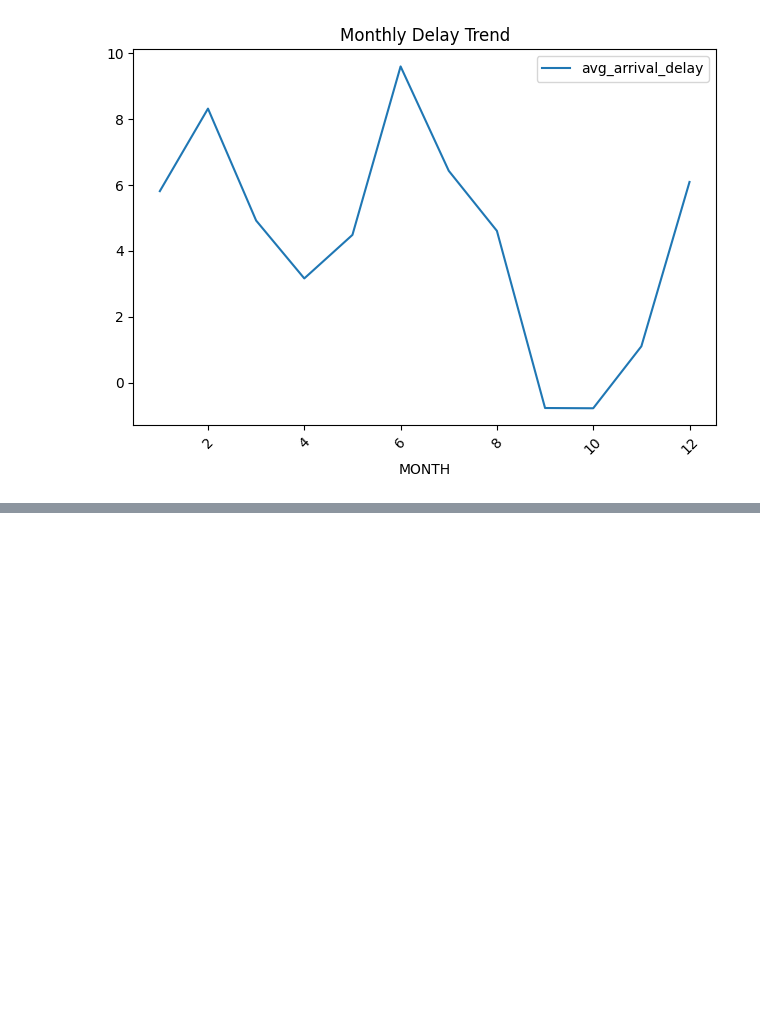
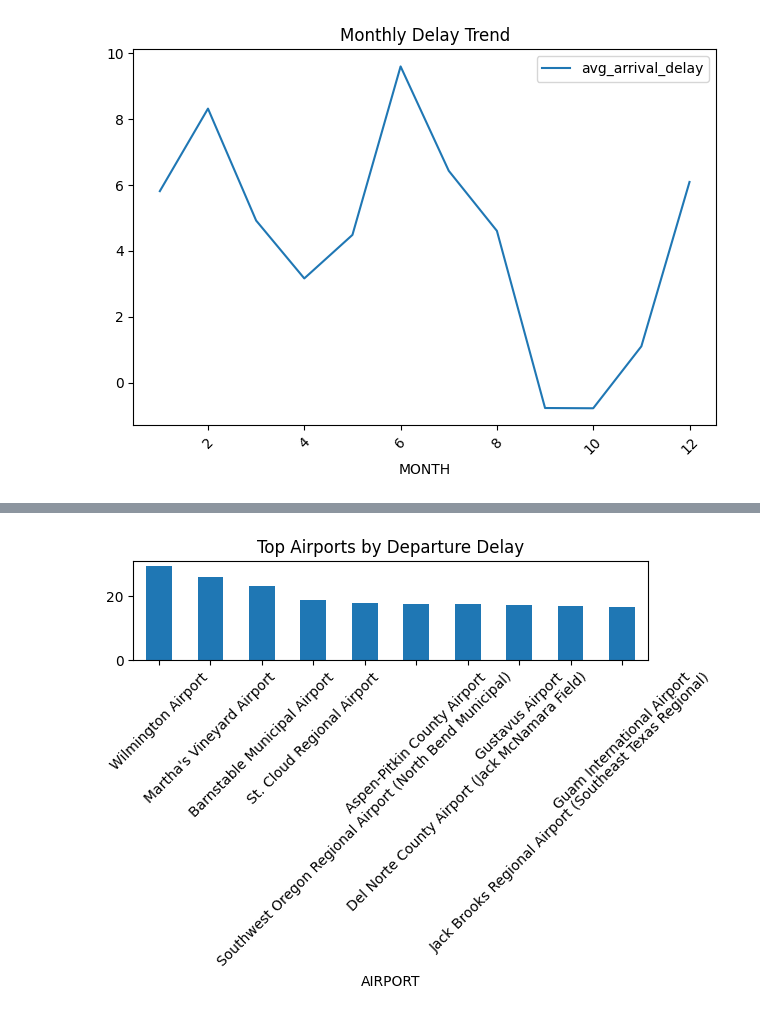
Before and after one commit to ArdissoneG/airline_analysis, a Jupyter notebook: notebooks/airline_analysis.ipynb, the cells around one changed output, grey strips where cells are left out. Cells and saved outputs as stored; diff of their text form; code cells hidden in the pictures; blank space fills up the shorter version.

```diff
--- a/notebooks/airline_analysis.ipynb
+++ b/notebooks/airline_analysis.ipynb
@@ -52,0 +57,4 @@ plot_monthly_delay(results["monthly_delay_trend"])
+# %%
+plot_top_delayed_airports(results["top_delayed_airports"])
+# %% [output]
+[figure, added]
```
Also changed, not shown: parts of 4 cells of this notebook, 11 other files.
